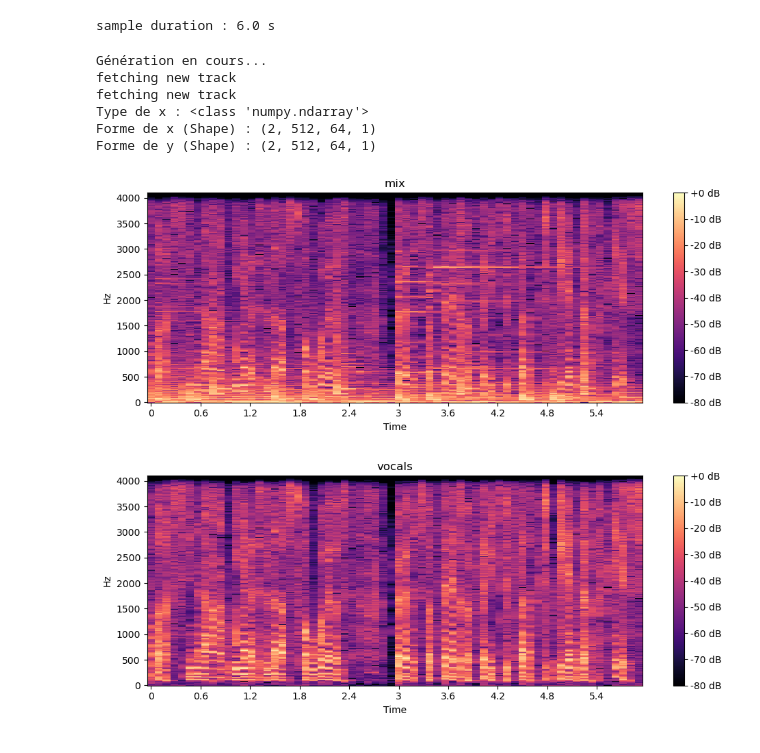
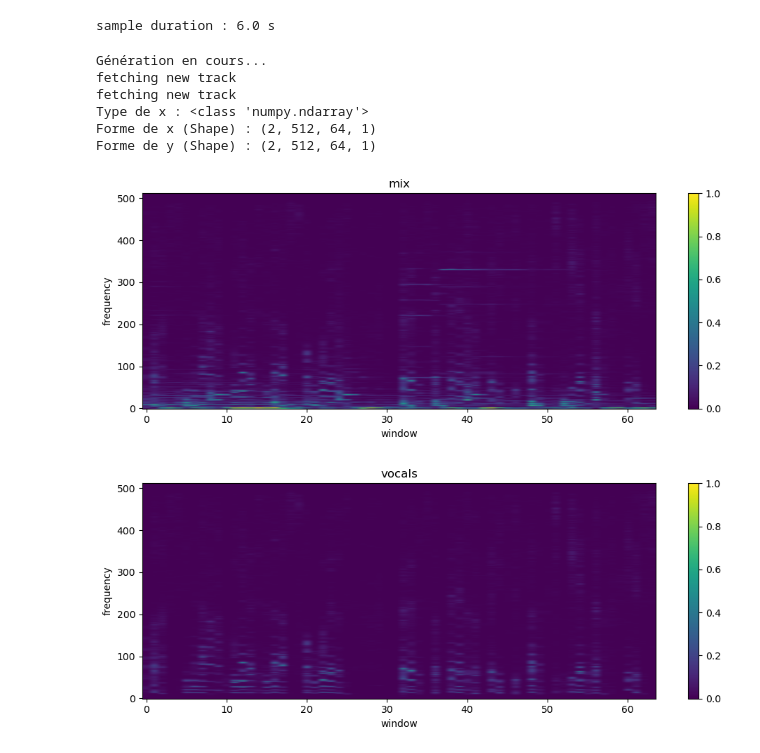
Before and after one commit to GitMass/Voice_Separation_with_Unet, a Jupyter notebook: notebook.ipynb, the cells around one changed output. Drawn from its saved outputs; the diff is of its cells as text; code cells hidden in the pictures.

```diff
--- a/implementation/notebook.ipynb
+++ b/notebook.ipynb
@@ -246,73 +257,30 @@ sample duration : 6.0 s
 # %%
 # test the feeder
 
 # init feeder
 test_feeder = data_feeder(mus, audio_config=AudioConfig , batch_size=2)
 
 # On demande manuellement le premier batch
 print("Génération en cours...")
 batch_x, batch_y = next(test_feeder)
 
 # Vérification des dimensions
 print(f"Type de x : {type(batch_x)}")
 print(f"Forme de x (Shape) : {batch_x.shape}")
 print(f"Forme de y (Shape) : {batch_y.shape}")
 
-
-
-def display_spectrogram(spec, sr, hop_length, title="Spectrogram", to_db=True):
-    """
-    Displays a spectrogram with proper axes and scaling.
-
-    Args:
-        spec (np.array): Input spectrogram of shape (Freq, Time) or (Freq, Time, 1)
-        title (str): Title of the plot
-        sr (int): Sampling rate (default 8192Hz per Article)
-        hop_length (int): Hop length (default 768 per Article)
-        to_db (bool): If True, converts magnitude to decibels for display
-    """
-    plt.figure(figsize=(10, 4))
-
-    # 1. Handle Dimensions: Remove the channel dimension (512, 12, 1) -> (512, 12)
-    if spec.ndim == 3:
-        spec = spec.squeeze()
-
-    # 2. Convert to Decibels (Log Scale)
-    # The network works on magnitude [0, 1], but humans see audio logarithmically.
-    if to_db:
-        # ref=np.max sets the maximum value to 0 dB (standard for audio)
-        spec_to_plot = librosa.amplitude_to_db(spec, ref=np.max)
-    else:
-        spec_to_plot = spec
-
-    # 3. Display using Librosa (handles axes automatically)
-    librosa.display.specshow(
-        spec_to_plot,
-        sr=sr,
-        hop_length=hop_length,
-        x_axis='time',
-        y_axis='hz', # Use 'log' for log-frequency axis if preferred
-        cmap='magma' # 'magma' or 'inferno' are good for spectrograms
-    )
-
-    plt.colorbar(format='%+2.0f dB' if to_db else '%+2.0f')
-    plt.title(title)
-    plt.tight_layout()
-    plt.show()
-
-
-# hear
+# display
 mix = batch_x[0]
 vocals = batch_y[0]
 time = 5
-display_spectrogram(mix, AudioConfig.sample_rate, AudioConfig.hop_length, title="mix")
-display_spectrogram(vocals, AudioConfig.sample_rate, AudioConfig.hop_length, title="vocals")
+display_spectrogram(mix, title="mix")
+display_spectrogram(vocals, title="vocals")
 # %% [output]
 Génération en cours...
 fetching new track
 fetching new track
 Type de x : <class 'numpy.ndarray'>
 Forme de x (Shape) : (2, 512, 64, 1)
 Forme de y (Shape) : (2, 512, 64, 1)
-[figure, old version]
+[figure, new version]
-[figure, old version]
+[figure, new version]
```
Also changed, not shown: parts of 6 cells of this notebook, 5 other files.
